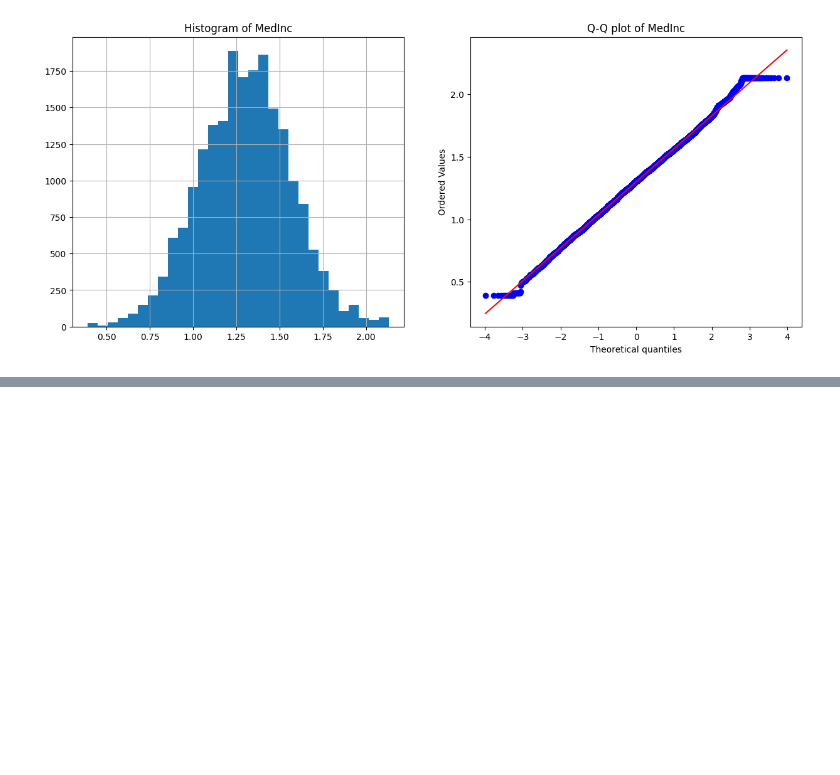
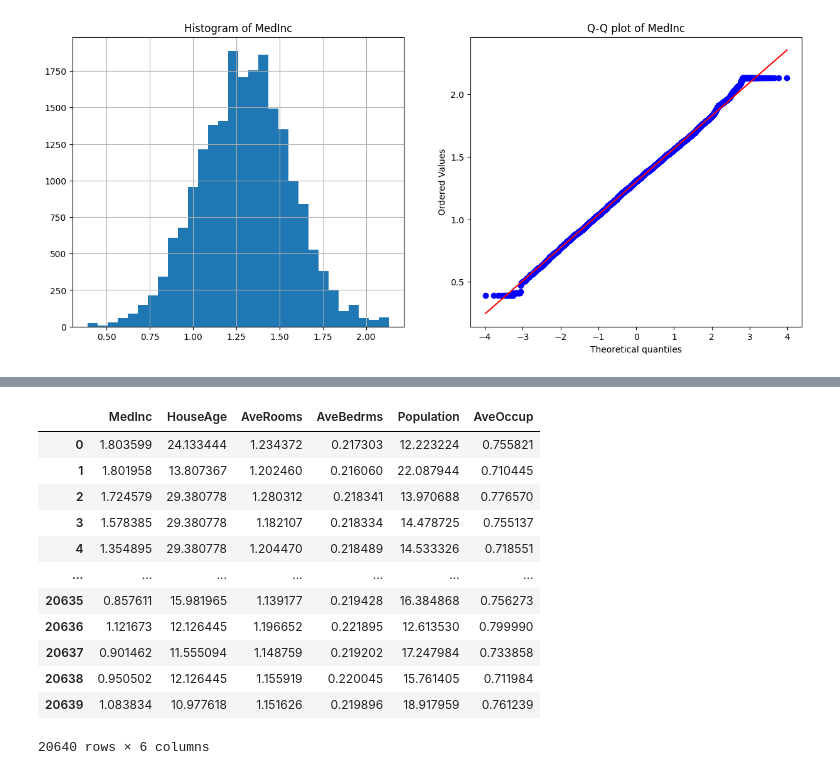
Before and after one commit to CalesSla/Statsmodels_recap, a Jupyter notebook: 09_Yeo_Johnson_transformation.ipynb, the cells around one changed output, grey strips where cells are left out. Drawn from its saved outputs; the diff is of its cells as text; code cells hidden in the pictures; blank space fills up the shorter version.

```diff
--- a/09_Yeo_Johnson_transformation.ipynb
+++ b/09_Yeo_Johnson_transformation.ipynb
@@ -47,0 +96,17 @@ diagnostic_plots(X_tf, "MedInc")
+# %%
+X_tf = transformer.transform(X)
+X_tf
+# %% [output]
+|  | MedInc | HouseAge | AveRooms | AveBedrms | Population | AveOccup |
+| 0 | 1.803599 | 24.133444 | 1.234372 | 0.217303 | 12.223224 | 0.755821 |
+| 1 | 1.801958 | 13.807367 | 1.202460 | 0.216060 | 22.087944 | 0.710445 |
+| 2 | 1.724579 | 29.380778 | 1.280312 | 0.218341 | 13.970688 | 0.776570 |
+| 3 | 1.578385 | 29.380778 | 1.182107 | 0.218334 | 14.478725 | 0.755137 |
+| 4 | 1.354895 | 29.380778 | 1.204470 | 0.218489 | 14.533326 | 0.718551 |
+| ... | ... | ... | ... | ... | ... | ... |
+| 20635 | 0.857611 | 15.981965 | 1.139177 | 0.219428 | 16.384868 | 0.756273 |
+| 20636 | 1.121673 | 12.126445 | 1.196652 | 0.221895 | 12.613530 | 0.799990 |
+| 20637 | 0.901462 | 11.555094 | 1.148759 | 0.219202 | 17.247984 | 0.733858 |
+| 20638 | 0.950502 | 12.126445 | 1.155919 | 0.220045 | 15.761405 | 0.711984 |
+| 20639 | 1.083834 | 10.977618 | 1.151626 | 0.219896 | 18.917959 | 0.761239 |
+20640 rows × 6 columns
```
Also changed, not shown: parts of 6 cells of this notebook, 1 other file.
